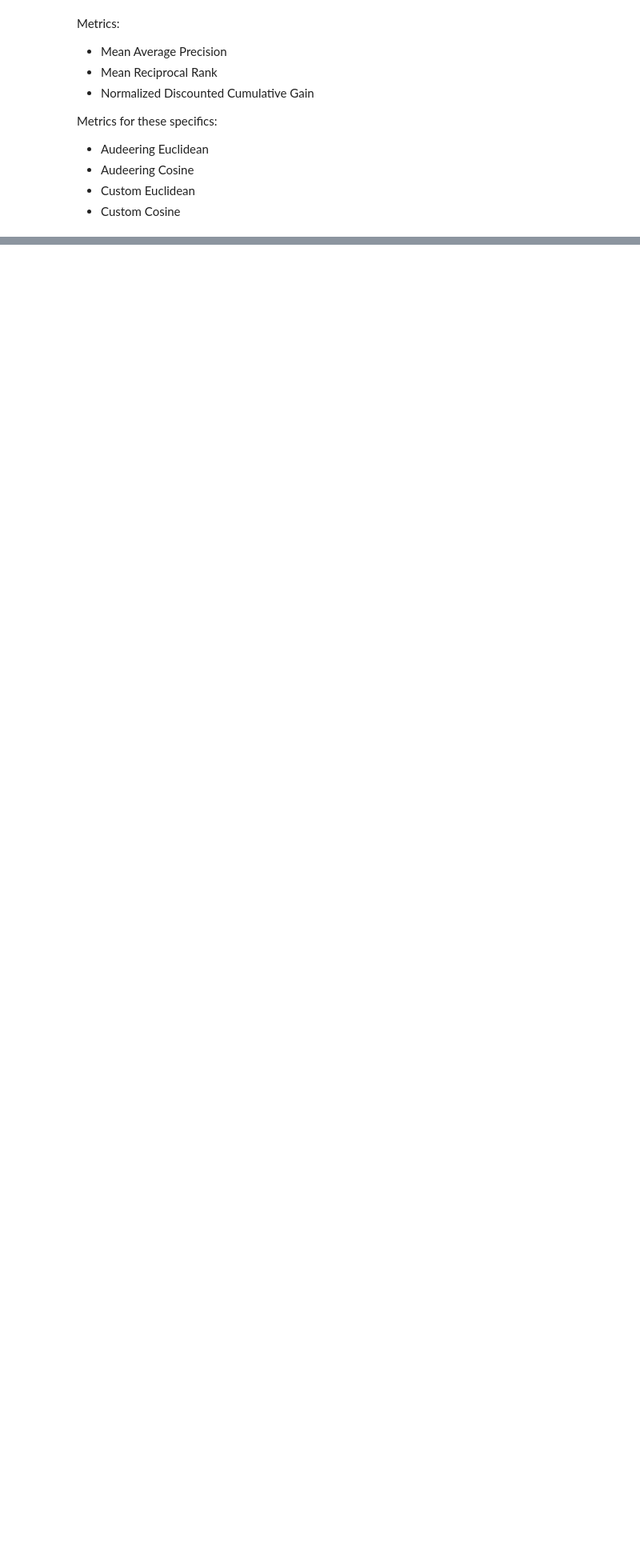
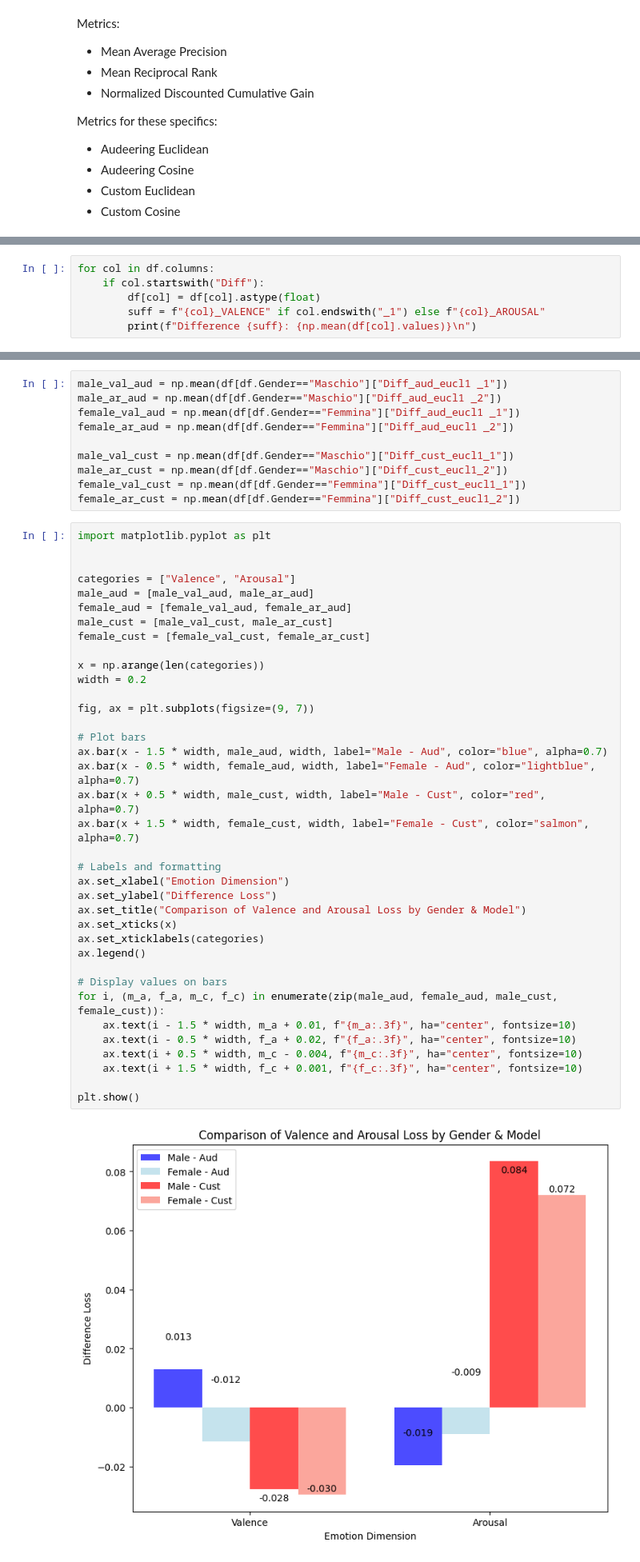
Before and after one commit to lukebella/Recommersion, a Jupyter notebook: survey/manage_survey.ipynb, the cells around one changed output, grey strips where cells are left out. Shown at 80% size. Saved outputs shown, nothing was run; the diff lists cells and outputs as text; blank space fills up the shorter version.

```diff
--- a/survey/manage_survey.ipynb
+++ b/survey/manage_survey.ipynb
@@ -132,0 +167,6 @@ MRR Custom_Cosine = 0.0
+# %%
+for col in df.columns:
+    if col.startswith("Diff"):
+        df[col] = df[col].astype(float)
+        suff = f"{col}_VALENCE" if col.endswith("_1") else f"{col}_AROUSAL"
+        print(f"Difference {suff}: {np.mean(df[col].values)}\n")
@@ -132,0 +214,49 @@ MRR Custom_Cosine = 0.0
+# %%
+male_val_aud = np.mean(df[df.Gender=="Maschio"]["Diff_aud_eucl1 _1"])
+male_ar_aud = np.mean(df[df.Gender=="Maschio"]["Diff_aud_eucl1 _2"])
+female_val_aud = np.mean(df[df.Gender=="Femmina"]["Diff_aud_eucl1 _1"])
+female_ar_aud = np.mean(df[df.Gender=="Femmina"]["Diff_aud_eucl1 _2"])
+
+male_val_cust = np.mean(df[df.Gender=="Maschio"]["Diff_cust_eucl1_1"])
+male_ar_cust = np.mean(df[df.Gender=="Maschio"]["Diff_cust_eucl1_2"])
+female_val_cust = np.mean(df[df.Gender=="Femmina"]["Diff_cust_eucl1_1"])
+female_ar_cust = np.mean(df[df.Gender=="Femmina"]["Diff_cust_eucl1_2"])
+# %%
+import matplotlib.pyplot as plt
+
+
+categories = ["Valence", "Arousal"]
+male_aud = [male_val_aud, male_ar_aud]
+female_aud = [female_val_aud, female_ar_aud]
+male_cust = [male_val_cust, male_ar_cust]
+female_cust = [female_val_cust, female_ar_cust]
+
+x = np.arange(len(categories))
+width = 0.2
+
+fig, ax = plt.subplots(figsize=(9, 7))
+
+# Plot bars
+ax.bar(x - 1.5 * width, male_aud, width, label="Male - Aud", color="blue", alpha=0.7)
+ax.bar(x - 0.5 * width, female_aud, width, label="Female - Aud", color="lightblue", alpha=0.7)
+ax.bar(x + 0.5 * width, male_cust, width, label="Male - Cust", color="red", alpha=0.7)
+ax.bar(x + 1.5 * width, female_cust, width, label="Female - Cust", color="salmon", alpha=0.7)
+
+# Labels and formatting
+ax.set_xlabel("Emotion Dimension")
+ax.set_ylabel("Difference Loss")
+ax.set_title("Comparison of Valence and Arousal Loss by Gender & Model")
+ax.set_xticks(x)
+ax.set_xticklabels(categories)
+ax.legend()
+
+# Display values on bars
+for i, (m_a, f_a, m_c, f_c) in enumerate(zip(male_aud, female_aud, male_cust, female_cust)):
+    ax.text(i - 1.5 * width, m_a + 0.01, f"{m_a:.3f}", ha="center", fontsize=10)
+    ax.text(i - 0.5 * width, f_a + 0.02, f"{f_a:.3f}", ha="center", fontsize=10)
+    ax.text(i + 0.5 * width, m_c - 0.004, f"{m_c:.3f}", ha="center", fontsize=10)
+    ax.text(i + 1.5 * width, f_c + 0.001, f"{f_c:.3f}", ha="center", fontsize=10)
+
+plt.show()
+# %% [output]
+[figure, added]
```
Also changed, not shown: parts of 8 cells of this notebook, 1 other file.
